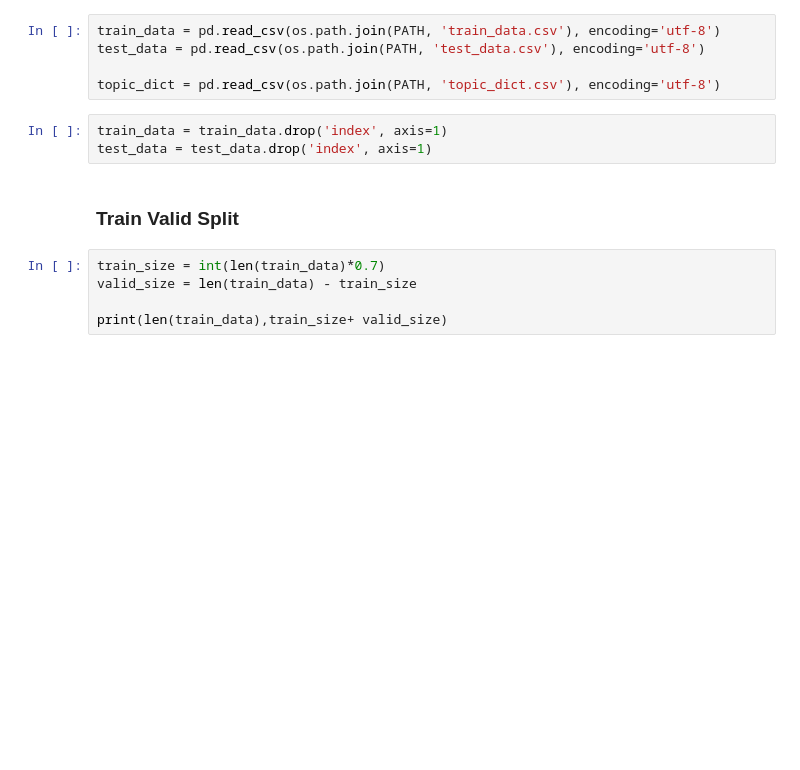
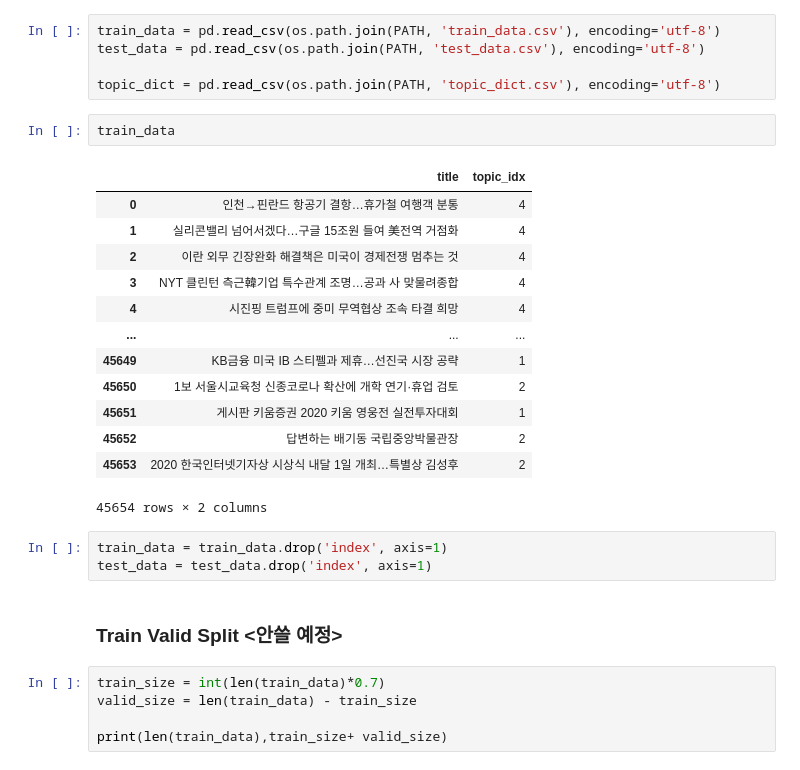
Before and after one commit to jw9603/Dacon_news_text_classification, a Jupyter notebook: main.ipynb, the cells around one changed output. Cells and saved outputs as stored; diff of their text form; blank space fills up the shorter version.

```diff
--- a/main.ipynb
+++ b/main.ipynb
@@ -22,11 +22,27 @@ train_data = pd.read_csv(os.path.join(PATH, 'train_data.csv'), encoding='utf-8')
 test_data = pd.read_csv(os.path.join(PATH, 'test_data.csv'), encoding='utf-8')
 
 topic_dict = pd.read_csv(os.path.join(PATH, 'topic_dict.csv'), encoding='utf-8')
+# %%
+train_data
+# %% [output]
+|  | title | topic_idx |
+| 0 | 인천→핀란드 항공기 결항…휴가철 여행객 분통 | 4 |
+| 1 | 실리콘밸리 넘어서겠다…구글 15조원 들여 美전역 거점화 | 4 |
+| 2 | 이란 외무 긴장완화 해결책은 미국이 경제전쟁 멈추는 것 | 4 |
+| 3 | NYT 클린턴 측근韓기업 특수관계 조명…공과 사 맞물려종합 | 4 |
+| 4 | 시진핑 트럼프에 중미 무역협상 조속 타결 희망 | 4 |
+| ... | ... | ... |
+| 45649 | KB금융 미국 IB 스티펠과 제휴…선진국 시장 공략 | 1 |
+| 45650 | 1보 서울시교육청 신종코로나 확산에 개학 연기·휴업 검토 | 2 |
+| 45651 | 게시판 키움증권 2020 키움 영웅전 실전투자대회 | 1 |
+| 45652 | 답변하는 배기동 국립중앙박물관장 | 2 |
+| 45653 | 2020 한국인터넷기자상 시상식 내달 1일 개최…특별상 김성후 | 2 |
+45654 rows × 2 columns
 # %%
 train_data = train_data.drop('index', axis=1)
 test_data = test_data.drop('index', axis=1)
 # %% [markdown]
-### Train Valid Split
+### Train Valid Split <안쓸 예정>
 # %%
 train_size = int(len(train_data)*0.7)
 valid_size = len(train_data) - train_size
```
Also changed, not shown: parts of 18 cells of this notebook, 1 other file.
